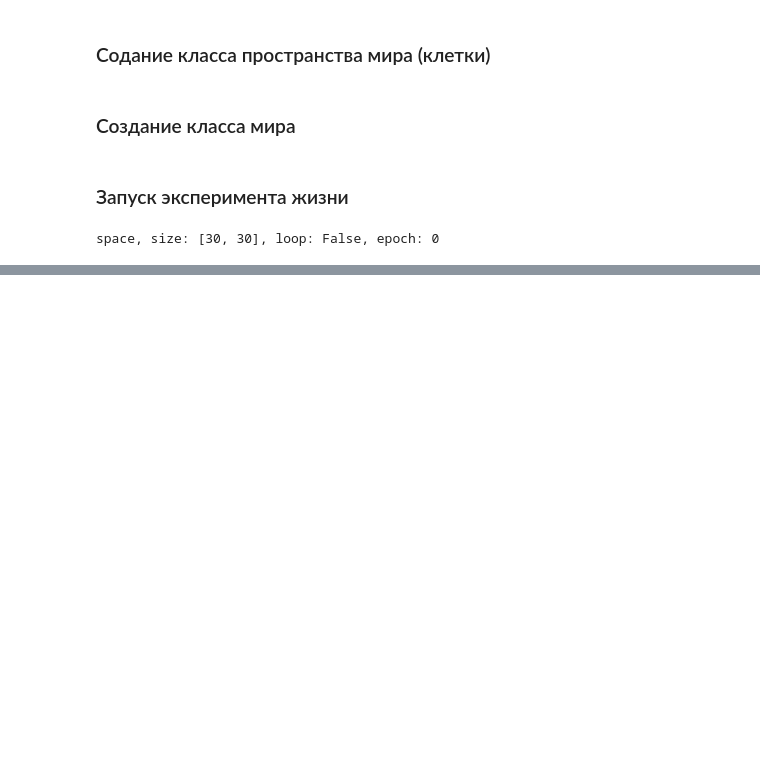
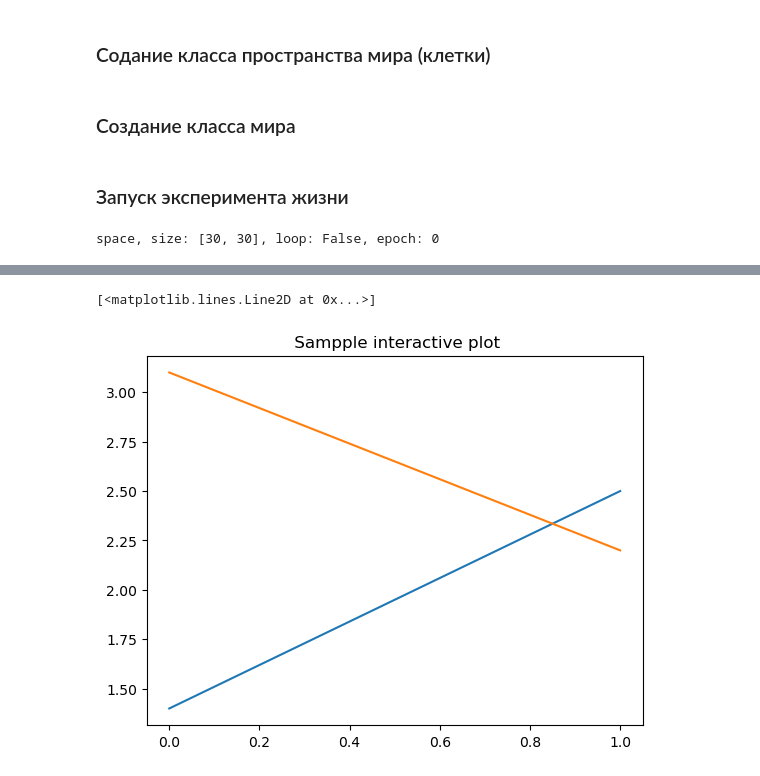
Before and after one commit to Tashirev/game_of_life, a Jupyter notebook: game_of_life_research.ipynb, the cells around one changed output, grey strips where cells are left out. Drawn from its saved outputs; the diff is of its cells as text; code cells hidden in the pictures; blank space fills up the shorter version.

```diff
--- a/game_of_life_research.ipynb
+++ b/game_of_life_research.ipynb
@@ -240,0 +197,13 @@ plt.show()
+# %%
+import matplotlib.pyplot as plt
+
+plt.ion()
+plt.plot([1.4, 2.5])
+plt.title(" Sampple interactive plot")
+
+axes = plt.gca()
+
+axes.plot([3.1, 2.2])
+# %% [output]
+[<matplotlib.lines.Line2D at 0x...>]
+[figure, added]
```
Also changed, not shown: parts of 9 cells of this notebook, 1 other file.
